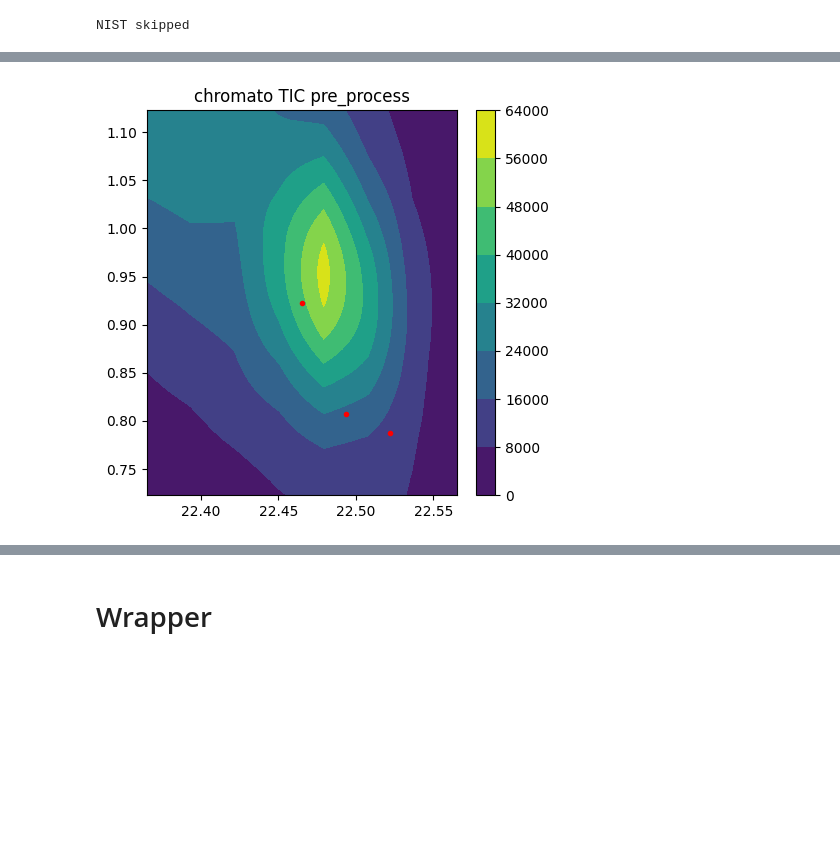
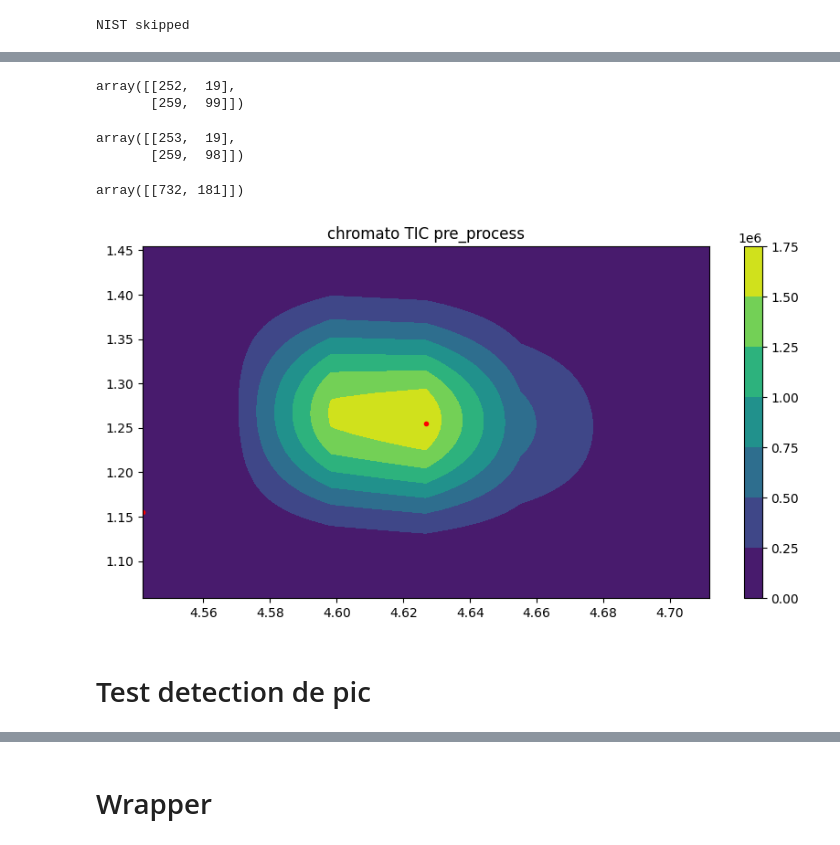
Before and after one commit to Lollith/Python-2DGC-Alignment, a Jupyter notebook: notebooks/db_scan.ipynb, the cells around one changed output, grey strips where cells are left out. Saved outputs shown, nothing was run; the diff lists cells and outputs as text; code cells hidden in the pictures; blank space fills up the shorter version.

Commit message:
debug projection and visualizer2 function

```diff
--- a/notebooks/db_scan.ipynb
+++ b/notebooks/db_scan.ipynb
@@ -24,11 +24,11 @@ from dbscan_peak import detection_mass_par_mass_Dog
 # Lecture du fichier
 # %%
 filename="/app/GCxGC/GCxGC/APPROCHS/001_2382_FA_J14.cdf"
-filename='D:/cdf centroid/A-F-028-817822-droite-ReCIVA.cdf'
 filename="D:/VOLATIL-CF_03/751316_QCd20new.cdf"
 filename="D:/GCxGC/APPROCHS/001_2382_FA_J14.cdf"
-filename='D:/cdf centroid/H-N-027-802116-Tedlar.cdf'
-filename="D:/GCxGC_MS/DATA/A-A-026-751311-gauche-ReCIVA.cdf"
+filename='D:/cdf centroid/B-A-009-751353-gauche-ReCIVA.cdf'
+filename='D:/cdf centroid/A-F-028-817822-droite-ReCIVA.cdf'
+filename='D:/cdf centroid/B-K-031-751355-Tedlar.cdf'
 
 chromato, time_rn, chromato_cube, sigma, mass_range=read_chromato_and_chromato_cube(filename, mod_time=1.7, pre_process=True)
 # %% [output]
@@ -68,0 +69,4 @@ start clustering
+# %%
+plt.rcParams['figure.figsize'] = [30, 5]
+coordinates_in_chromato=projection.matrix_to_chromato(coordinates, time_rn, 1.7, chromato.shape)
+plot.visualizer2((chromato, time_rn), title="chromato", log_chromato=True,  mod_time=1.7,points=coordinates_in_chromato, rt1=5,rt2=1, rt2_window=0.5)
@@ -143,9 +127,9 @@ import matplotlib.pyplot as plt
 from matplotlib.backends.backend_pdf import PdfPages
 import pandas as pd
 
-file_path = 'D:/data_set.h5'
-group_name = 'H-N-027-802116-Tedlar'
-csv_file = 'D:/H-N-027-802116-Tedlarsample_metadata.csv'
+file_path = 'D:/data_set_tedlar.h5'
+group_name = 'B-K-031-751355-Tedlar'
+csv_file = 'D:/B-K-031-751355-Tedlar_sample_metadata.csv'
 df = pd.read_csv(csv_file, sep=';')
 
 with h5py.File(file_path, 'r') as h5_file:
@@ -153,7 +137,7 @@ with h5py.File(file_path, 'r') as h5_file:
     keys = list(group.keys())
     clip_patch_indices = [i for i, key in enumerate(keys) if "clip_patch" in key]
 
-    pdf = PdfPages('D:/clip_patches_plots_2.pdf')  # Open PDF explicitly
+    pdf = PdfPages('D:/clip_patches_B-K-031-751355-Tedlar.pdf')  # Open PDF explicitly
 
     for ixd in clip_patch_indices:
         selected_key = keys[ixd]
@@ -200,0 +222,27 @@ array([[1.11342149, 0.0100295 ],
+# %%
+indexes
+# %% [output]
+array([[252,  19],
+       [259,  99]])
+# %%
+np.array(([min(indexrt1),min(indexrt2)],[max(indexrt1),max(indexrt2)]))
+# %% [output]
+array([[253,  19],
+       [259,  98]])
+# %%
+X= np.arange(time_rn[0], time_rn[1], 1.7/60)[:-1]
+Y = np.linspace(0, 1.7, chromato.shape[1])
+rt1=8.25
+rt2=0.295
+rt1_window=0.1
+rt2_window=0.2
+rt1minusrt1window = rt1 - rt1_window
+rt1plusrt1window = rt1 + rt1_window
+rt2minusrt2window = rt2 - rt2_window
+rt2plusrt2window = rt2 + rt2_window
+position_in_chromato = np.array([[rt1minusrt1window, rt2minusrt2window], [rt1plusrt1window, rt2plusrt2window]])
+indexes = chromato_to_matrix(position_in_chromato,time_rn=time_rn, mod_time=1.7, chromato_dim=chromato.shape)
+position_in_chromato
+X[[ i for i ,(rt) in enumerate(X) if  rt1minusrt1window <= rt <= rt1plusrt1window]]
+indexrt1= [ i for i ,(rt) in enumerate(X) if  rt1minusrt1window <= rt <= rt1plusrt1window]
+indexrt2= [ i for i ,(rt) in enumerate(Y) if  rt2minusrt2window <= rt <= rt2plusrt2window]
@@ -201,7 +322,14 @@ array([[1.11342149, 0.0100295 ],
+# %%
+coordinates[[ i for i ,(points) in enumerate(coordinates_in_chromato) if  21.74 -0.1 < points[0] < 21.74+0.1 and   0.905 -0.2 < points[1] < 0.905+0.2]]
+# %% [output]
+array([[732, 181]])
 # %%
-plt.rcParams['figure.figsize'] = [5, 5]
-plot.visualizer2((chromato_cube[94-mass_range[0],:,:], time_rn), title="chromato TIC pre_process", log_chromato=False,  mod_time=1.7,
-                 rt1=22.465, rt2=0.9227,
+coordinates_in_chromato=projection.matrix_to_chromato(coordinates, time_rn, 1.7, chromato.shape)
+plt.rcParams['figure.figsize'] = [10, 5]
+visualizer_test((chromato_cube[56-mass_range[0],:,:], time_rn), title="chromato TIC pre_process", log_chromato=False,  mod_time=1.7,
+                 rt1=4.6267, rt2=1.255,
                  rt1_window=0.1,rt2_window=0.2,points=coordinates_in_chromato)
 # %% [output]
-[figure, old version]
+[figure, new version]
+# %% [markdown]
+# Test detection de pic
```
Also changed, not shown: parts of 46 cells of this notebook, 2 other files.
